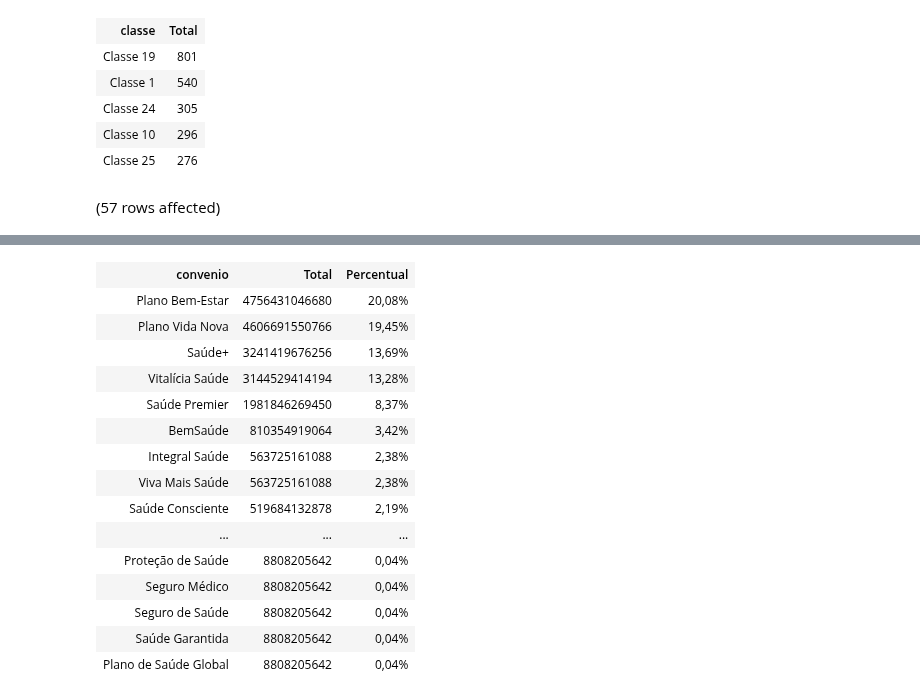
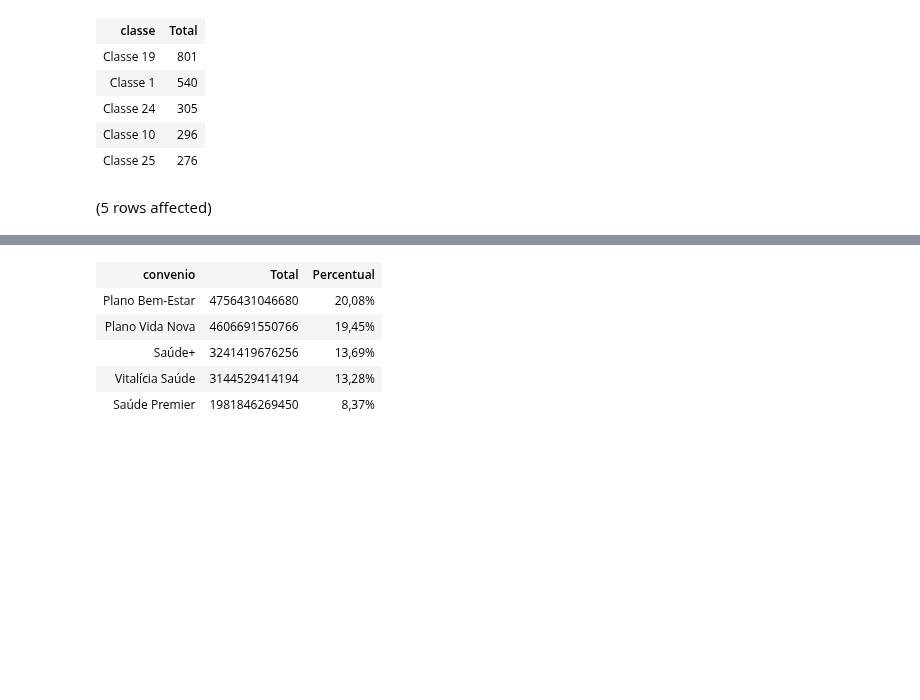
Before and after one commit to AlbertoFAraujo/EDA_Hospitalar, a Jupyter notebook: Xhospital_EDA.ipynb, the cells around one changed output, grey strips where cells are left out. Saved outputs shown, nothing was run; the diff lists cells and outputs as text; code cells hidden in the pictures; blank space fills up the shorter version.

```diff
--- a/Xhospital_EDA.ipynb
+++ b/Xhospital_EDA.ipynb
@@ -150,11 +168,11 @@ INNER JOIN tab_internacoes
 ON tab_paciente.cod_paciente = tab_paciente.cod_paciente
 GROUP BY tab_convenio.convenio
 )
-SELECT
+SELECT TOP(5)
     convenio,
     Total,
     FORMAT(Total/SUM(Total)OVER(),'0.00%') AS Percentual
 FROM Tab
 ORDER BY Total DESC
 # %% [output]
-(57 rows affected)
+(5 rows affected)
@@ -162,16 +180,6 @@ Total execution time: 00:00:00.026
 | convenio | Total | Percentual |
 | Plano Bem-Estar | 4756431046680 | 20,08% |
 | Plano Vida Nova | 4606691550766 | 19,45% |
 | Saúde+ | 3241419676256 | 13,69% |
 | Vitalícia Saúde | 3144529414194 | 13,28% |
 | Saúde Premier | 1981846269450 | 8,37% |
-| BemSaúde | 810354919064 | 3,42% |
-| Integral Saúde | 563725161088 | 2,38% |
-| Viva Mais Saúde | 563725161088 | 2,38% |
-| Saúde Consciente | 519684132878 | 2,19% |
-| ... | ... | ... |
-| Proteção de Saúde | 8808205642 | 0,04% |
-| Seguro Médico | 8808205642 | 0,04% |
-| Seguro de Saúde | 8808205642 | 0,04% |
-| Saúde Garantida | 8808205642 | 0,04% |
-| Plano de Saúde Global | 8808205642 | 0,04% |
```
Also changed, not shown: parts of 16 cells of this notebook.
